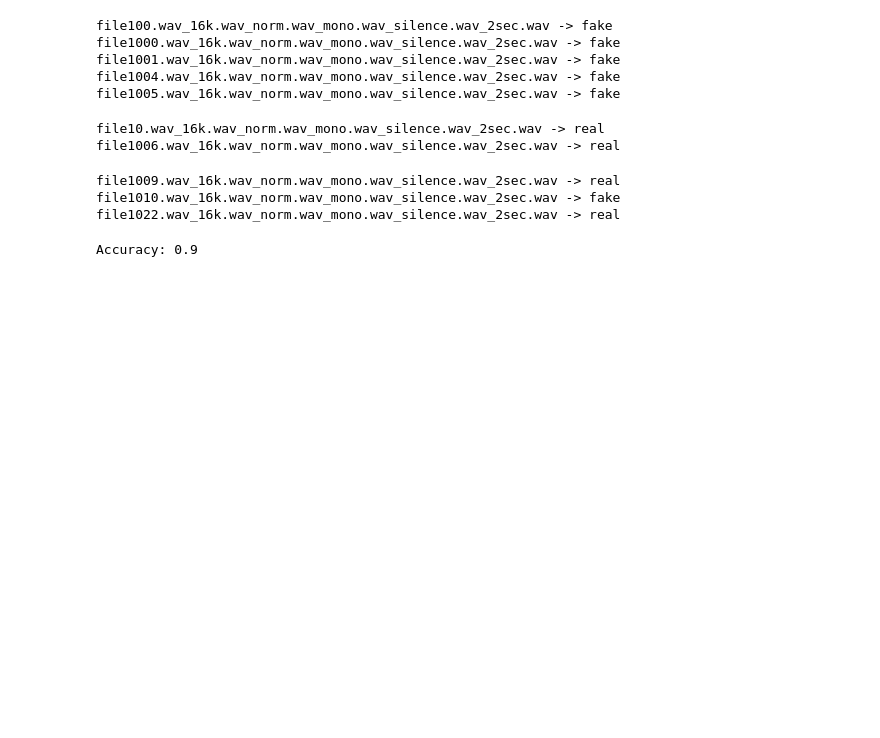
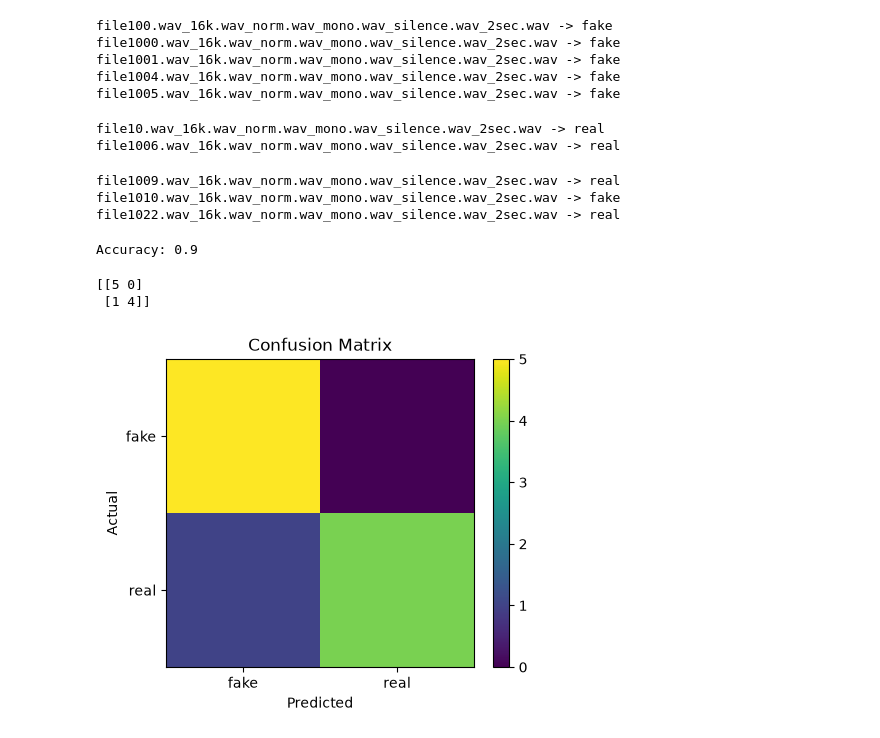
Before and after one commit to Khushubansal29/Deepfake-Audio-Detection-MaRS-, a Jupyter notebook: notebooks/dataset_exploration.ipynb, the cells around one changed output. Drawn from its saved outputs; the diff is of its cells as text; code cells hidden in the pictures; blank space fills up the shorter version.

Commit message:
Add confusion matrix evaluation for model performance

```diff
--- a/notebooks/dataset_exploration.ipynb
+++ b/notebooks/dataset_exploration.ipynb
@@ -772,0 +779,45 @@ Accuracy: 0.9
+# %%
+y_true = []
+y_pred = []
+
+# Fake files
+for file in fake_files:
+    path = os.path.join(test_fake_path, file)
+
+    y_true.append("fake")
+    y_pred.append(predict_audio(path))
+
+# Real files
+for file in real_files:
+    path = os.path.join(test_real_path, file)
+
+    y_true.append("real")
+    y_pred.append(predict_audio(path))
+# %%
+cm = confusion_matrix(
+    y_true,
+    y_pred,
+    labels=["fake", "real"]
+)
+
+print(cm)
+# %% [output]
+[[5 0]
+ [1 4]]
+# %%
+plt.figure(figsize=(5,4))
+
+plt.imshow(cm)
+
+plt.title("Confusion Matrix")
+plt.colorbar()
+
+plt.xticks([0,1], ["fake","real"])
+plt.yticks([0,1], ["fake","real"])
+
+plt.xlabel("Predicted")
+plt.ylabel("Actual")
+
+plt.show()
+# %% [output]
+[figure, added]
```
Also changed, not shown: parts of 2 cells of this notebook.
